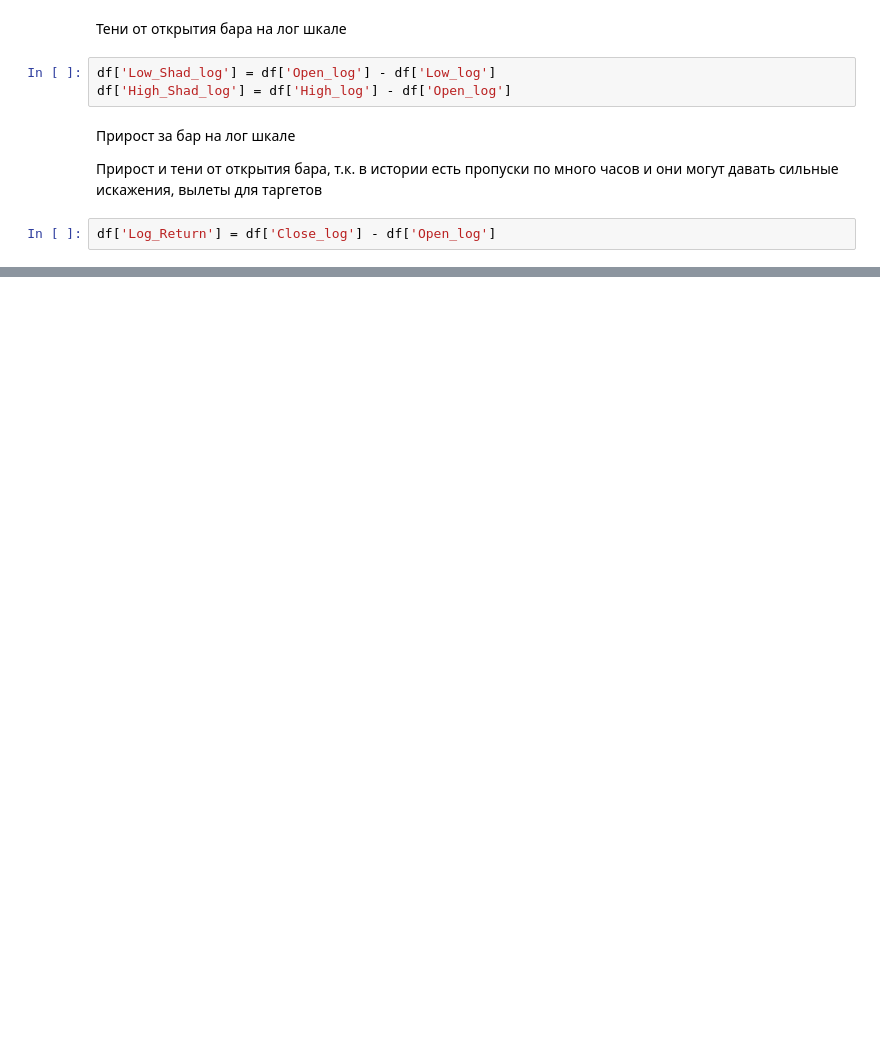
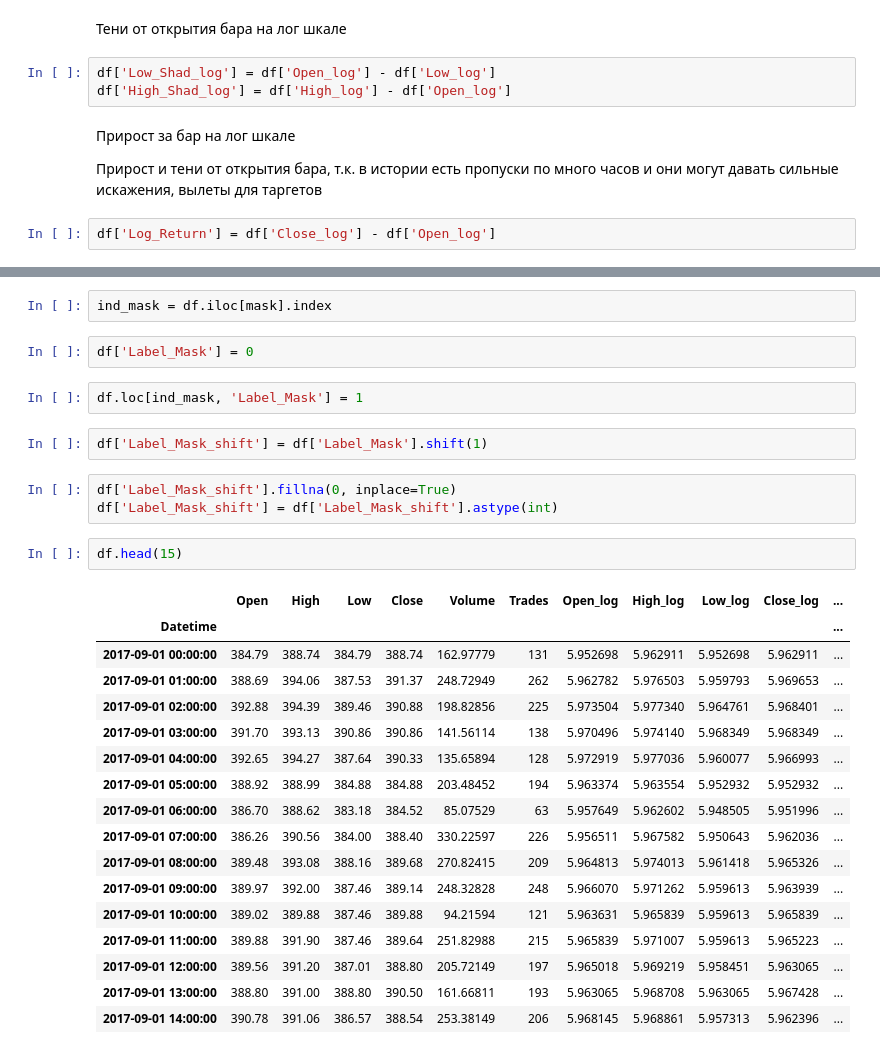
Before and after one commit to Chepell/SF_DS_Pro, a Jupyter notebook: 01_TensorFlow/ETH_Calculate_Result.ipynb, the cells around one changed output, grey strips where cells are left out. Saved outputs shown, nothing was run; the diff lists cells and outputs as text; blank space fills up the shorter version.

```diff
--- a/01_TensorFlow/ETH_Calculate_Result.ipynb
+++ b/01_TensorFlow/ETH_Calculate_Result.ipynb
@@ -161,0 +118,31 @@ df['Log_Return'] = df['Close_log'] - df['Open_log']
+# %%
+ind_mask = df.iloc[mask].index
+# %%
+df['Label_Mask'] = 0
+# %%
+df.loc[ind_mask, 'Label_Mask'] = 1
+# %%
+df['Label_Mask_shift'] = df['Label_Mask'].shift(1)
+# %%
+df['Label_Mask_shift'].fillna(0, inplace=True)
+df['Label_Mask_shift'] = df['Label_Mask_shift'].astype(int)
+# %%
+df.head(15)
+# %% [output]
+|  | Open | High | Low | Close | Volume | Trades | Open_log | High_log | Low_log | Close_log | ... |
+| Datetime |  |  |  |  |  |  |  |  |  |  | ... |
+| 2017-09-01 00:00:00 | 384.79 | 388.74 | 384.79 | 388.74 | 162.97779 | 131 | 5.952698 | 5.962911 | 5.952698 | 5.962911 | ... |
+| 2017-09-01 01:00:00 | 388.69 | 394.06 | 387.53 | 391.37 | 248.72949 | 262 | 5.962782 | 5.976503 | 5.959793 | 5.969653 | ... |
+| 2017-09-01 02:00:00 | 392.88 | 394.39 | 389.46 | 390.88 | 198.82856 | 225 | 5.973504 | 5.977340 | 5.964761 | 5.968401 | ... |
+| 2017-09-01 03:00:00 | 391.70 | 393.13 | 390.86 | 390.86 | 141.56114 | 138 | 5.970496 | 5.974140 | 5.968349 | 5.968349 | ... |
+| 2017-09-01 04:00:00 | 392.65 | 394.27 | 387.64 | 390.33 | 135.65894 | 128 | 5.972919 | 5.977036 | 5.960077 | 5.966993 | ... |
+| 2017-09-01 05:00:00 | 388.92 | 388.99 | 384.88 | 384.88 | 203.48452 | 194 | 5.963374 | 5.963554 | 5.952932 | 5.952932 | ... |
+| 2017-09-01 06:00:00 | 386.70 | 388.62 | 383.18 | 384.52 | 85.07529 | 63 | 5.957649 | 5.962602 | 5.948505 | 5.951996 | ... |
+| 2017-09-01 07:00:00 | 386.26 | 390.56 | 384.00 | 388.40 | 330.22597 | 226 | 5.956511 | 5.967582 | 5.950643 | 5.962036 | ... |
+| 2017-09-01 08:00:00 | 389.48 | 393.08 | 388.16 | 389.68 | 270.82415 | 209 | 5.964813 | 5.974013 | 5.961418 | 5.965326 | ... |
+| 2017-09-01 09:00:00 | 389.97 | 392.00 | 387.46 | 389.14 | 248.32828 | 248 | 5.966070 | 5.971262 | 5.959613 | 5.963939 | ... |
+| 2017-09-01 10:00:00 | 389.02 | 389.88 | 387.46 | 389.88 | 94.21594 | 121 | 5.963631 | 5.965839 | 5.959613 | 5.965839 | ... |
+| 2017-09-01 11:00:00 | 389.88 | 391.90 | 387.46 | 389.64 | 251.82988 | 215 | 5.965839 | 5.971007 | 5.959613 | 5.965223 | ... |
+| 2017-09-01 12:00:00 | 389.56 | 391.20 | 387.01 | 388.80 | 205.72149 | 197 | 5.965018 | 5.969219 | 5.958451 | 5.963065 | ... |
+| 2017-09-01 13:00:00 | 388.80 | 391.00 | 388.80 | 390.50 | 161.66811 | 193 | 5.963065 | 5.968708 | 5.963065 | 5.967428 | ... |
+| 2017-09-01 14:00:00 | 390.78 | 391.06 | 386.57 | 388.54 | 253.38149 | 206 | 5.968145 | 5.968861 | 5.957313 | 5.962396 | ... |
```
Also changed, not shown: parts of 85 cells of this notebook, 8 other files.
